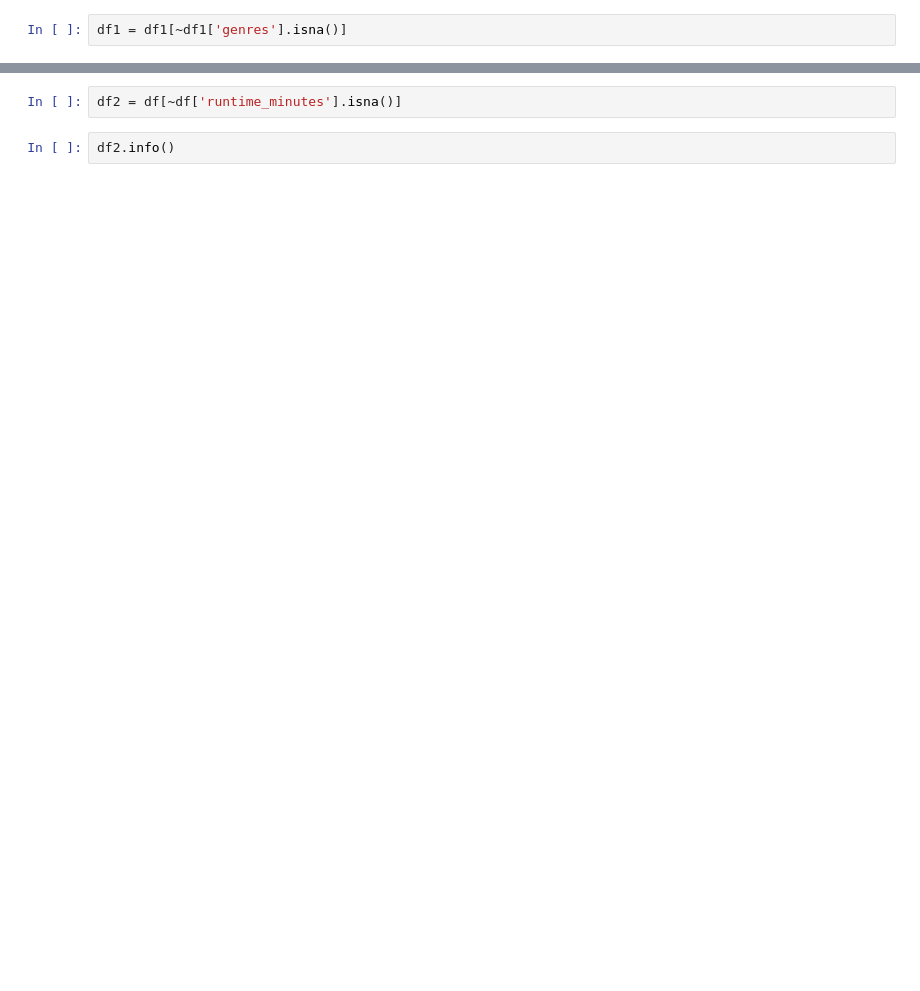
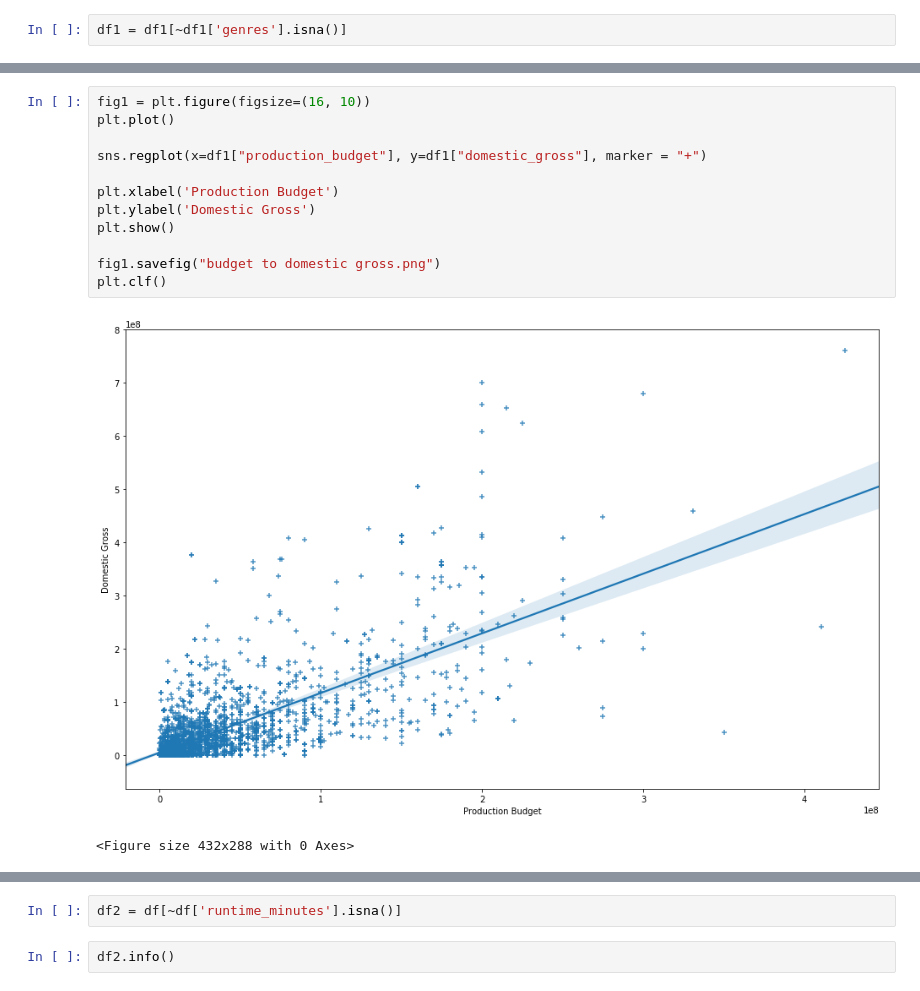
Before and after one commit to yli1517/mod-1-project, a Jupyter notebook: YL_Module1_Project_Raw.ipynb, the cells around one changed output, grey strips where cells are left out. Saved outputs shown, nothing was run; the diff lists cells and outputs as text; blank space fills up the shorter version.

```diff
--- a/YL_Module1_Project_Raw.ipynb
+++ b/YL_Module1_Project_Raw.ipynb
@@ -187,0 +254,15 @@ memory usage: 246.4+ KB
+# %%
+fig1 = plt.figure(figsize=(16, 10))
+plt.plot()
+
+sns.regplot(x=df1["production_budget"], y=df1["domestic_gross"], marker = "+")
+
+plt.xlabel('Production Budget')
+plt.ylabel('Domestic Gross')
+plt.show()
+
+fig1.savefig("budget to domestic gross.png")
+plt.clf()
+# %% [output]
+[figure, added]
+<Figure size 432x288 with 0 Axes>
```
Also changed, not shown: parts of 26 cells of this notebook, 2 other files.
